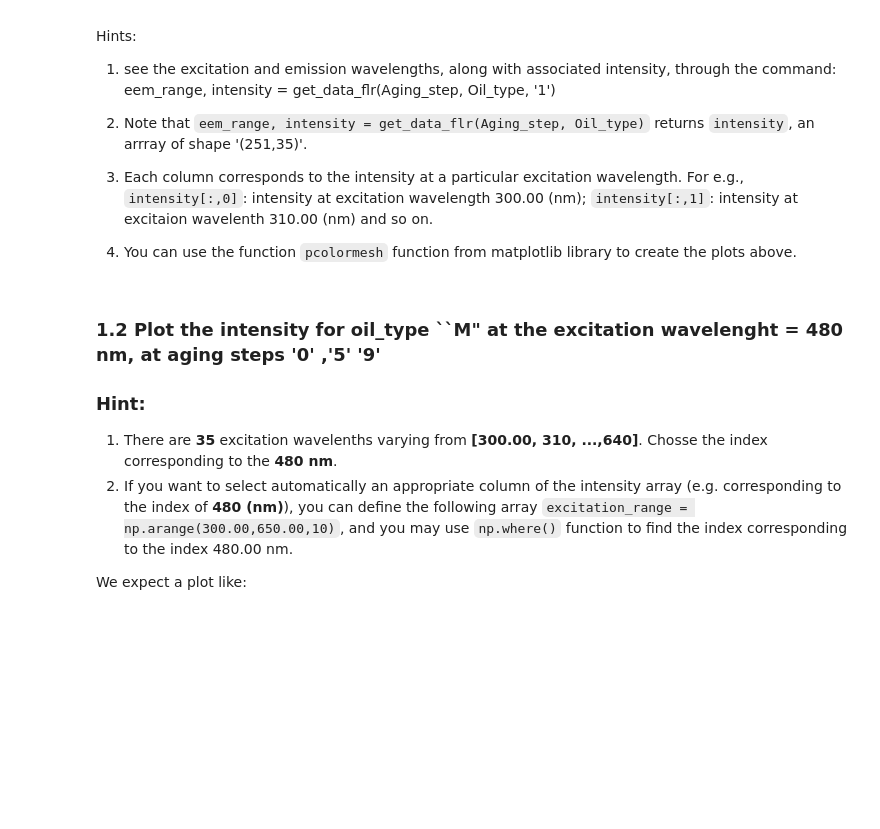
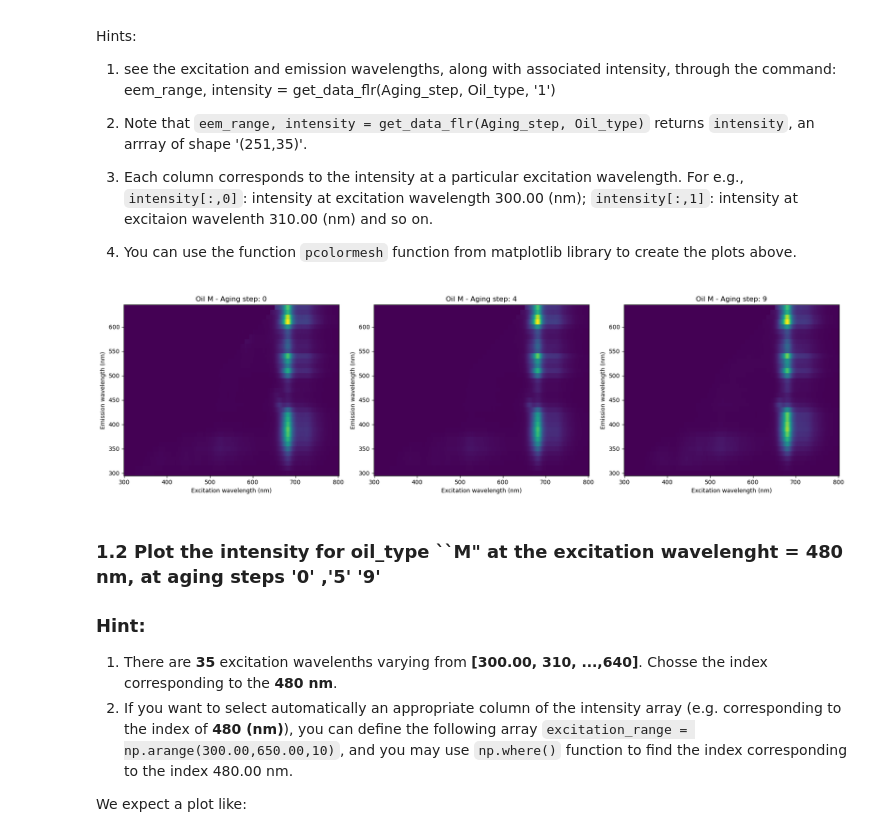
Before and after one commit to slymachenko/olive-oil-quality-prediction, a Jupyter notebook: main.ipynb, the cells around one changed output. Cells and saved outputs as stored; diff of their text form; code cells hidden in the pictures; blank space fills up the shorter version.

```diff
--- a/main.ipynb
+++ b/main.ipynb
@@ -249,8 +249,25 @@ Hints:
 
 4. You can use the function `pcolormesh` function from matplotlib library to create the plots above.
 # %%
-# Write your solution here:
-...
+oil_type = 'M'
+aging_steps = ['0', '4', '9']
+
+fig, axes = plt.subplots(1, 3, figsize=(18, 5))
+
+for i, step in enumerate(aging_steps):
+    eem_range, intensity = get_data_flr(step, oil_type)
+    emission = eem_range.iloc[:, 0].values.astype(float)
+
+    # intensity is transposed because x-axis and y-axis were inverted in the graph previous order
+    axes[i].pcolormesh(emission, excitation_range, intensity.T, shading='auto')
+    axes[i].set_title(f'Oil {oil_type} - Aging step: {step}')
+    axes[i].set_xlabel('Excitation wavelength (nm)')
+    axes[i].set_ylabel('Emission wavelength (nm)')
+
+plt.tight_layout()
+plt.show()
+# %% [output]
+[figure, added]
 # %% [markdown]
 ### 1.2 Plot the intensity for oil_type ``M" at the excitation wavelenght = 480 nm, at aging steps '0' ,'5' '9'
 
```
Also changed, not shown: parts of 1 cell of this notebook.
